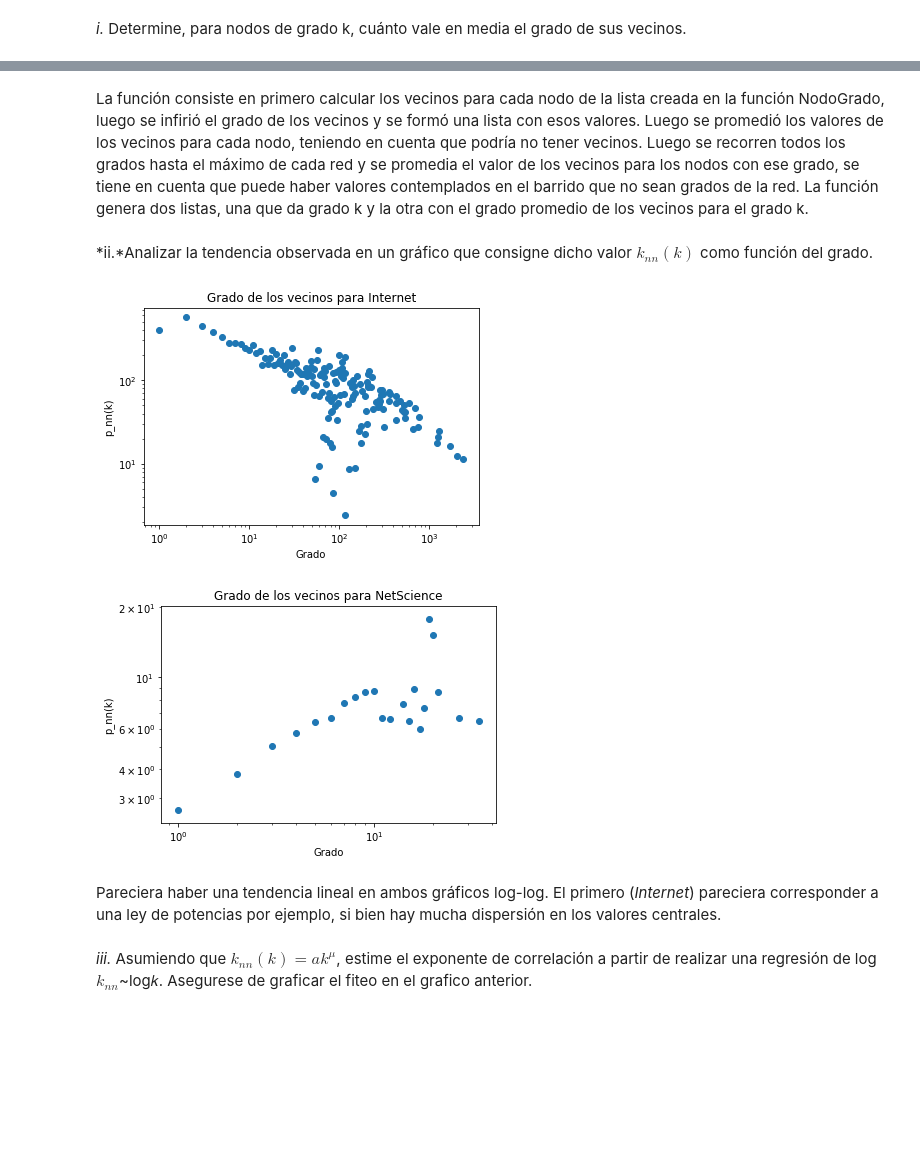
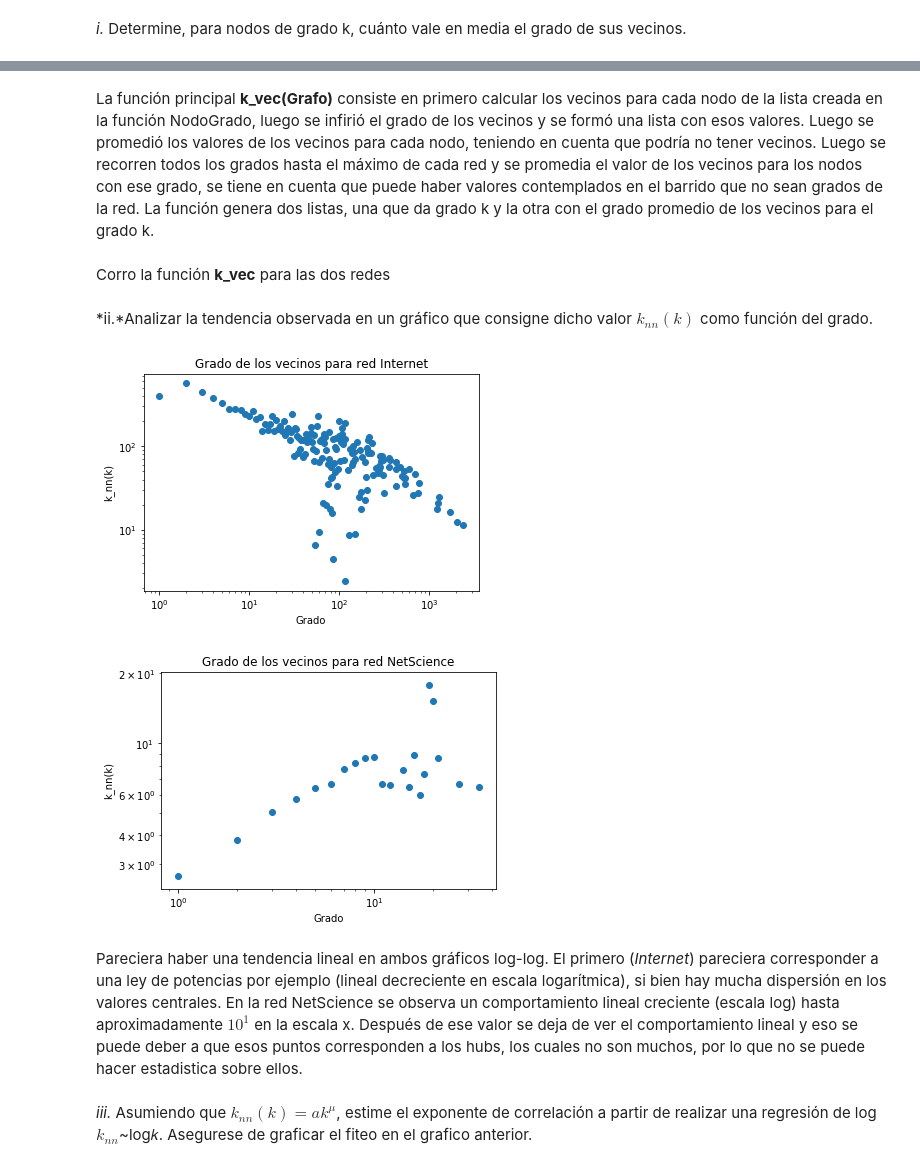
Before and after one commit to vms10/redestcs, a Jupyter notebook: Ejercicio4.ipynb, the cells around one changed output, grey strips where cells are left out. Drawn from its saved outputs; the diff is of its cells as text; code cells hidden in the pictures; blank space fills up the shorter version.

```diff
--- a/Ejercicio4.ipynb
+++ b/Ejercicio4.ipynb
@@ -36,5 +36,5 @@ def K_max(Grafo):
 # %% [markdown]
-La función consiste en primero calcular los vecinos para cada nodo de la lista creada en la función NodoGrado, luego se infirió el grado de los vecinos y se formó una lista con esos valores. Luego se promedió los valores de los vecinos para cada nodo, teniendo en cuenta que podría no tener vecinos. Luego se recorren todos los grados hasta el máximo de cada red y se promedia el valor de los vecinos para los nodos con ese grado, se tiene en cuenta que puede haber valores contemplados en el barrido que no sean grados de la red. La función genera dos listas, una que da grado k y la otra con el grado promedio de los vecinos para el grado k.
+La función principal **k_vec(Grafo)** consiste en primero calcular los vecinos para cada nodo de la lista creada en la función NodoGrado, luego se infirió el grado de los vecinos y se formó una lista con esos valores. Luego se promedió los valores de los vecinos para cada nodo, teniendo en cuenta que podría no tener vecinos. Luego se recorren todos los grados hasta el máximo de cada red y se promedia el valor de los vecinos para los nodos con ese grado, se tiene en cuenta que puede haber valores contemplados en el barrido que no sean grados de la red. La función genera dos listas, una que da grado k y la otra con el grado promedio de los vecinos para el grado k.
 # %%
 def k_vec(Grafo):
     Grado_GradoPromVec=[]
@@ -64,2 +64,4 @@ def k_vec(Grafo):
     return k,k_nn
+# %% [markdown]
+Corro la función **k_vec** para las dos redes
 # %%
@@ -69,24 +71,24 @@ F2=k_vec(G)
 *ii.*Analizar la tendencia observada en un gráfico que consigne dicho valor $k_{nn}(k)$ como función del grado.
 # %%
 plt.scatter(F2[0],F2[1])
-plt.ylabel("p_nn(k)")
+plt.ylabel("k_nn(k)")
 plt.xlabel("Grado")
-plt.title('Grado de los vecinos para Internet')
+plt.title('Grado de los vecinos para red Internet')
 plt.xscale('log')
 plt.yscale('log')
 plt.show()
-plt.title('Grado de los vecinos para NetScience')
+plt.title('Grado de los vecinos para red NetScience')
 plt.xscale('log')
 plt.yscale('log')
-plt.ylabel("p_nn(k)")
+plt.ylabel("k_nn(k)")
 plt.xlabel("Grado")
 plt.scatter(F1[0],F1[1])
 plt.show()
 # %% [output]
-[figure, old version]
+[figure, new version]
-[figure, old version]
+[figure, new version]
 # %% [markdown]
-Pareciera haber una tendencia lineal en ambos gráficos log-log. El primero (*Internet*) pareciera corresponder a una ley de potencias por ejemplo, si bien hay mucha dispersión en los valores centrales.
+Pareciera haber una tendencia lineal en ambos gráficos log-log. El primero (*Internet*) pareciera corresponder a una ley de potencias por ejemplo (lineal decreciente en escala logarítmica), si bien hay mucha dispersión en los valores centrales. En la red NetScience se observa un comportamiento lineal creciente (escala log) hasta aproximadamente $10^1$ en la escala x. Después de ese valor se deja de ver el comportamiento lineal y eso se puede deber a que esos puntos corresponden a los hubs, los cuales no son muchos, por lo que no se puede hacer estadistica sobre ellos.
 # %% [markdown]
 *iii.* Asumiendo que $𝑘_{𝑛𝑛}(𝑘)=𝑎𝑘^𝜇$, estime el exponente de correlación a partir de realizar una regresión de log$𝑘_{𝑛𝑛}$~log𝑘. Asegurese de graficar el fiteo en el grafico anterior.
 # %% [markdown]
```
Also changed, not shown: parts of 18 cells of this notebook.
